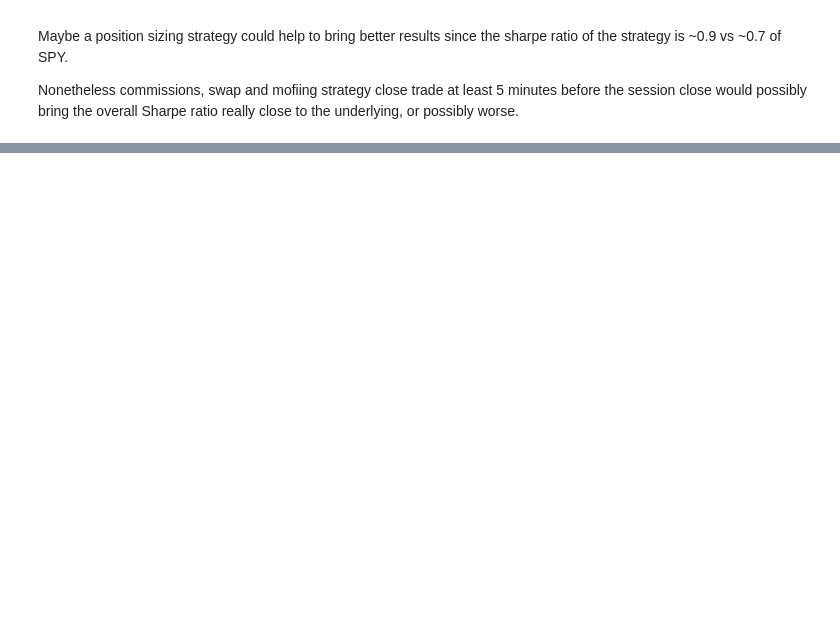
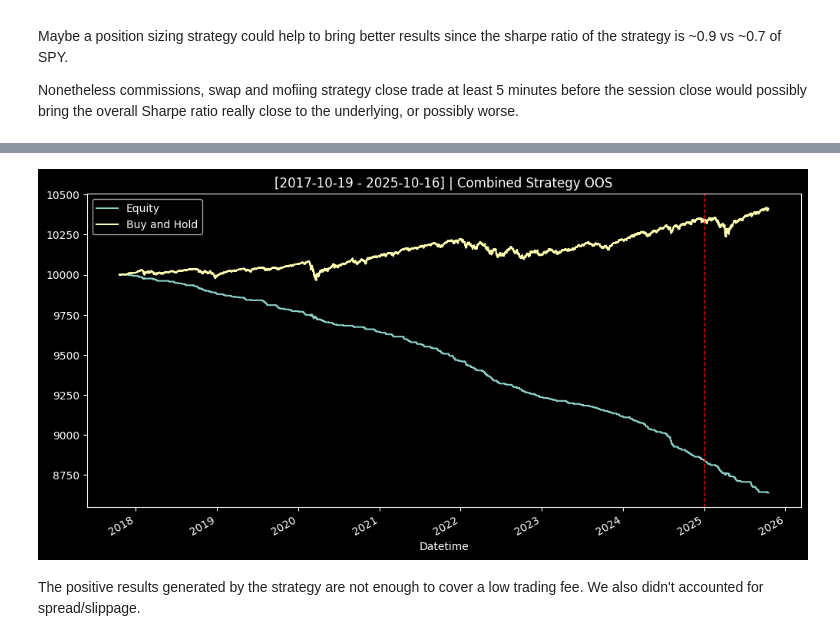
Before and after one commit to edofe99/end-of-day-reversal, a Jupyter notebook: notebook2.ipynb, the cells around one changed output, grey strips where cells are left out. Drawn from its saved outputs; the diff is of its cells as text; code cells hidden in the pictures; blank space fills up the shorter version.

Commit message:
Implemented commissions

```diff
--- a/notebook2.ipynb
+++ b/notebook2.ipynb
@@ -21,14 +21,14 @@ main_df = pd.read_csv('SPY 2017-10-18_5325-02-25 30m.csv')
 main_df.set_index('Datetime', inplace=True)
 main_df.index = pd.to_datetime(main_df.index)
 
-def get_last_rod3(df, observations = None):
+def get_last_rod3(df, observations = None, start = '16:00', end = '15:00'):
     '''
     - df
     - observatiions : how many days of ROD3 to retrieve. Set to None to get all
     '''
     # Build a single aligned DataFrame and drop days missing either value
-    yesterday_close = df['Close'].at_time('16:00').shift(1)
-    close_minus_60 =  df['Close'].at_time('15:00')
+    yesterday_close = df['Close'].at_time(start).shift(1)
+    close_minus_60 =  df['Close'].at_time(end)
     # Here timestamps refers to candle close
     if len(yesterday_close) != len(close_minus_60):
         #print(f"🔴 {len(yesterday_close)} prices of yesterday at 15:59 (market close).")
@@ -548,6 +548,8 @@ Before doing an out of sample test, let's combine the two positive results into
 df = main_df[main_df.index.year < 2024].copy()
 
 class EndOfDayReversal_v3(Strategy):
+
+    CLOSE_TIME = '16:00'
 
     def init(self):
         # log('=='*50+f'\n🏁 BACKTEST STARTED\nROD3_PERIOD={self.ROD3_SAMPLE_SIZE}, PCT={self.PCT}.\n')
@@ -557,7 +559,7 @@ class EndOfDayReversal_v3(Strategy):
 
         today_date = self.data.index[-1]
         trade_time = today_date.strftime('%H:%M') == '15:00'
-        close_time = today_date.strftime('%H:%M') == '16:00'
+        close_time = today_date.strftime('%H:%M') == self.CLOSE_TIME
 
         # If it's time to buy (i.e. we have the ROD3 for the day)
         if trade_time:
@@ -665,0 +674,30 @@ Nonetheless commissions, swap and mofiing strategy close trade at least 5 minute
+# %%
+main_df = pd.read_csv('SPY 2017-10-19_5325-02-28 30m (15_55 close).csv')
+main_df.set_index('Datetime', inplace=True)
+main_df.index = pd.to_datetime(main_df.index)
+
+# This way we add 5 minutes to the ROD calculation to fit the new data
+main_df['ROD3'] = get_last_rod3(main_df, start='15:55')
+# %%
+cash = 10_000
+bt = Backtest(main_df.copy(), EndOfDayReversal_v3, trade_on_close=True, cash=cash, commission=0.006)
+stats = bt.run(CLOSE_TIME='15:55')
+
+# 0.006 * entry price, min 1
+
+# print(stats)
+title = f"[{main_df.index[0].date()} - {main_df.index[-1].date()}] | Combined Strategy OOS"
+
+eq_curve = stats._equity_curve['Equity'].to_frame('Equity')
+# Default starting capital of the backtest is 10k
+eq_curve['Buy and Hold'] = cash + (main_df['Close'] - main_df['Close'].iloc[0])
+eq_curve.plot(figsize=(12, 6), title=title)
+# Get the first timestamp from 2025
+first_2025 = main_df.loc[main_df.index.year == 2025].index.min()
+plt.axvline(first_2025, color='red', linestyle='--', linewidth=1)
+
+plt.show()
+# %% [output]
+[figure, added]
+# %% [markdown]
+The positive results generated by the strategy are not enough to cover a low trading fee. We also didn't accounted for spread/slippage.
```
Also changed, not shown: parts of 1 cell of this notebook, 1 other file.
